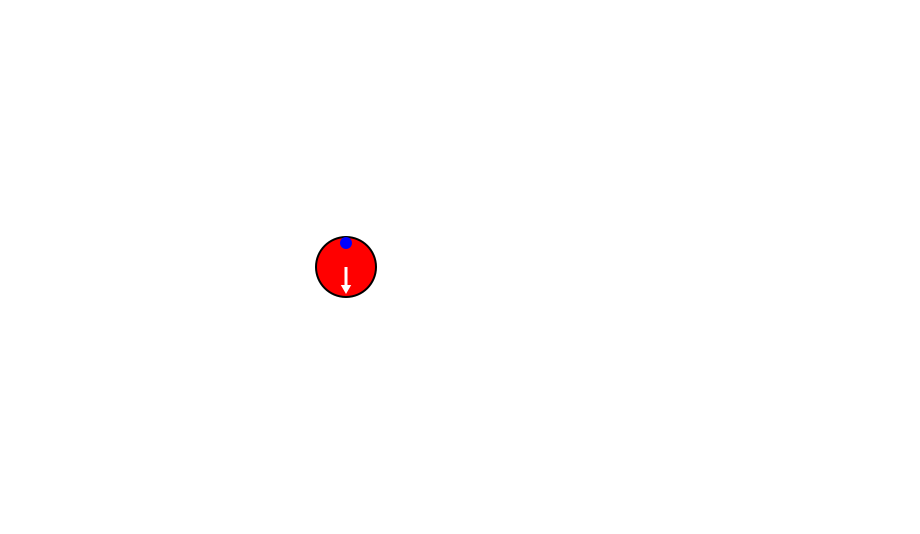
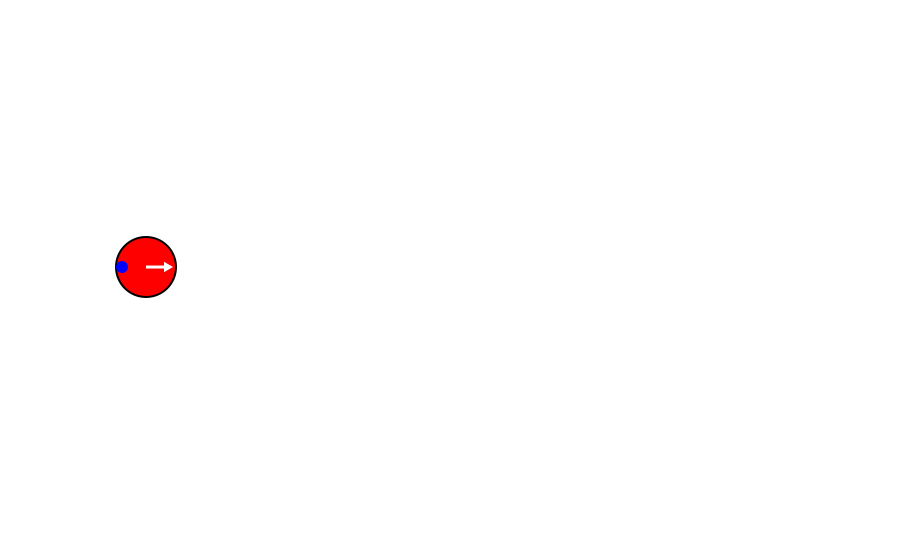
Before and after one commit to VladimirShitov/cells_model, a Jupyter notebook: Cells_model.ipynb, the cells around one changed output. Drawn from its saved outputs; the diff is of its cells as text; code cells hidden in the pictures.

```diff
--- a/Cells_model.ipynb
+++ b/Cells_model.ipynb
@@ -67,18 +65,33 @@ class Cell:
         return Cell(None, None, self.radius), self.gradient_angle() # x and y don't matter now
 # %%
 class Organism:
-    def __init__(self):
-        self.cells = [Cell(x=0, y=0, radius=30, is_stem=True, stem_angle=-np.pi/2)]
+    def __init__(self, x=0, y=0, radius=30, stem_angle=-np.pi/2):
+        self.cells = [Cell(x=x, y=y, radius=radius, is_stem=True, stem_angle=stem_angle)]
         self.root_cell = self.cells[0]
+
+        self.log = []
+        self.log.append('Created cell with x={x}, y={y}, radius={r}, stem_angle={ang}\n'.format(x=x,
+                                                                                                y=y,
+                                                                                                r=radius,
+                                                                                                ang=stem_angle))
+
+    def print_log(self):
+        return ''.join(self.log)
 
     def reset_checks(self):
         """Set `cell.checked` attribute of each cell to False"""
         for cell in self.cells:
             cell.checked = False
 
+        self.log.append('Reset checks\n')
+
     def set_gradients(self):
         """Set all the gradients and concentrations for `self.cells`"""
+        self.log.append('Setting gradients\n')
+
         stem_cells = []
+
+        self.log.append('Gradients and concentration set to 0\n')
 
         for cell in self.cells:
             cell.concentration = 0
@@ -89,14 +102,17 @@ class Organism:
 
         for cell in stem_cells:
             self.reset_checks()
+            self.log.append('Setting the gradient for stem cell {}\n'.format(cell))
             cell.set_gradient()
 
 
-    def draw(self):
+
+
+    def draw(self, size=500):
         """Draw the organism"""
-        surface = gizeh.Surface(width=500, height=500)
+        surface = gizeh.Surface(width=size, height=size)
 
-        offset = 250
+        offset = size/2
 
         for cell in self.cells:
             circle = gizeh.circle(r=cell.radius,
@@ -136,6 +152,8 @@ class Organism:
 
     def divide_cells(self):
 
+        self.log.append('Dividing cells\n')
+
         new_cells = []
 
         for cell in self.cells:
@@ -145,6 +163,8 @@ class Organism:
             cell.checked = False  # Reset all checks for checking correctness later
 
         self._check_correctness(self.root_cell)
+
+        self.log.append('Trying to add {} new cells\n'.format(len(new_cells)))
 
         for new_cell in new_cells:
             if self.has_intersection(new_cell):
@@ -159,17 +179,24 @@ class Organism:
 
         for self_cell in self.cells:
             lower = abs(cell.radius-self_cell.radius)
-            centers_dist = ((cell.x-self_cell.x)**2 + (cell.y-self_cell.y)**2)**(.5)
+            # Better to round for avoiding false positives
+            centers_dist = round(((cell.x-self_cell.x)**2 + (cell.y-self_cell.y)**2)**(.5), 6)
             upper = cell.radius + self_cell.radius
 
             # Circles intersect iff lower <= centers_dist <= upper
             if lower <= centers_dist < upper:
+                self.log.append('Cell {} intersected with {}\n'.format(cell, self_cell))
+                self.log.append('Lower bound: {}\n'.format(lower))
+                self.log.append('Distance between centers: {}\n'.format(centers_dist))
+                self.log.append('Upper bound: {}\n'.format(upper))
                 return True
 
         return False
 
     def delete_cell(self, cell):
         """Delete a cell from the organism. Don't apply to cells in a center, it won't work well!"""
+        self.log.append('Deleting cell {}\n'.format(cell))
+
         neighbours_to_delete = [neighbour for neighbour in cell.neighbours]
 
         for neighbour in neighbours_to_delete:
@@ -215,11 +242,11 @@ class Organism:
         for neighbour in neighbours_to_delete:
             del old_cell.neighbours[neighbour]
 # %%
-wormy = Organism()
+wormy = Organism(x=-200, y=0, radius=30, stem_angle=np.pi)
 wormy.set_gradients()
 wormy.draw()
 # %% [output]
-[figure, old version]
+[figure, new version]
 # %%
 wormy.set_gradients()
 wormy.divide_cells()
```
Also changed, not shown: parts of 7 cells of this notebook.
